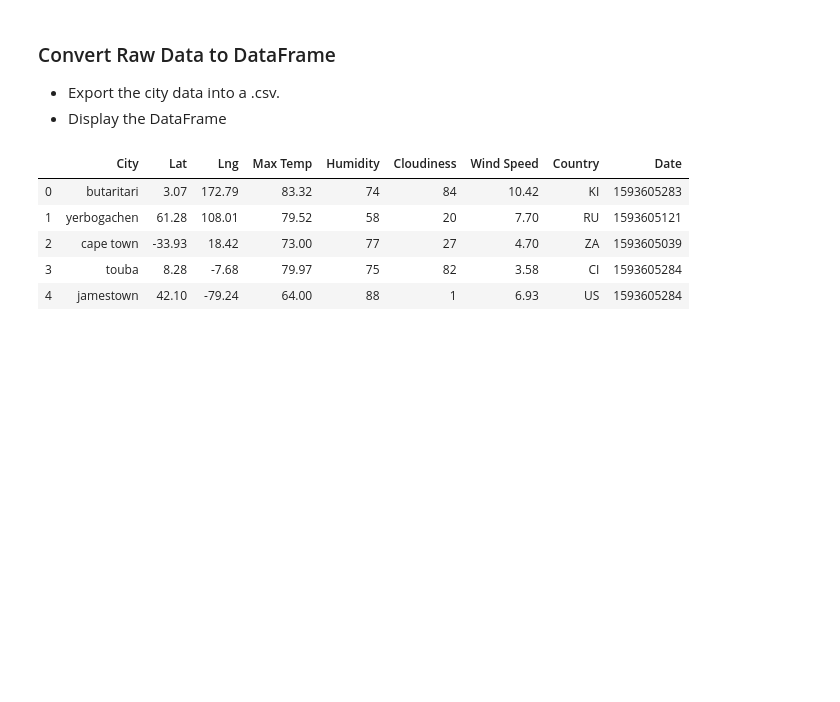
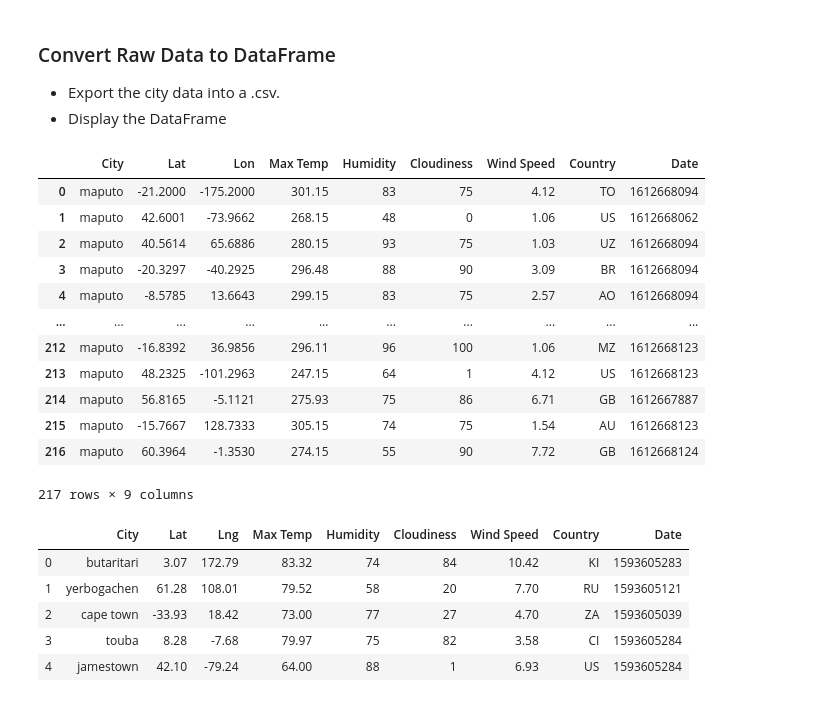
Before and after one commit to g8r1fl/python-api-challenge, a Jupyter notebook: WeatherPy/WeatherPy-Copy1.ipynb, the cells around one changed output. Drawn from its saved outputs; the diff is of its cells as text; code cells hidden in the pictures; blank space fills up the shorter version.

```diff
--- a/WeatherPy/WeatherPy-Copy1.ipynb
+++ b/WeatherPy/WeatherPy-Copy1.ipynb
@@ -96,7 +96,7 @@ cloud = []
 wind_speed = []
 country = []
 date = []
-
+city = []
 count = 1
 sets = 1
 print('Beginning Data Retrieval')
@@ -120,6 +120,7 @@ for city in cities:
         wind_speed.append(response['wind']['speed'])
         country.append(response['sys']['country'])
         date.append(response['dt'])
+        city.append(response['name'])
 
 
     # Handle exceptions for a city that is not available in the API
@@ -182,6 +184,24 @@ Data Retrieval Complete
 ### Convert Raw Data to DataFrame
 * Export the city data into a .csv.
 * Display the DataFrame
+# %%
+df = pd.DataFrame({'City': city, 'Lat': lat, 'Lon': lng, 'Max Temp': max_temp, 'Humidity': humid, 'Cloudiness': cloud,'Wind Speed': wind_speed, 'Country': country, 'Date': date})
+
+df
+# %% [output]
+|  | City | Lat | Lon | Max Temp | Humidity | Cloudiness | Wind Speed | Country | Date |
+| 0 | maputo | -21.2000 | -175.2000 | 301.15 | 83 | 75 | 4.12 | TO | 1612668094 |
+| 1 | maputo | 42.6001 | -73.9662 | 268.15 | 48 | 0 | 1.06 | US | 1612668062 |
+| 2 | maputo | 40.5614 | 65.6886 | 280.15 | 93 | 75 | 1.03 | UZ | 1612668094 |
+| 3 | maputo | -20.3297 | -40.2925 | 296.48 | 88 | 90 | 3.09 | BR | 1612668094 |
+| 4 | maputo | -8.5785 | 13.6643 | 299.15 | 83 | 75 | 2.57 | AO | 1612668094 |
+| ... | ... | ... | ... | ... | ... | ... | ... | ... | ... |
+| 212 | maputo | -16.8392 | 36.9856 | 296.11 | 96 | 100 | 1.06 | MZ | 1612668123 |
+| 213 | maputo | 48.2325 | -101.2963 | 247.15 | 64 | 1 | 4.12 | US | 1612668123 |
+| 214 | maputo | 56.8165 | -5.1121 | 275.93 | 75 | 86 | 6.71 | GB | 1612667887 |
+| 215 | maputo | -15.7667 | 128.7333 | 305.15 | 74 | 75 | 1.54 | AU | 1612668123 |
+| 216 | maputo | 60.3964 | -1.3530 | 274.15 | 55 | 90 | 7.72 | GB | 1612668124 |
+217 rows × 9 columns
 # %%
 # %% [output]
 |  | City | Lat | Lng | Max Temp | Humidity | Cloudiness | Wind Speed | Country | Date |
```
Also changed, not shown: parts of 1 cell of this notebook.
